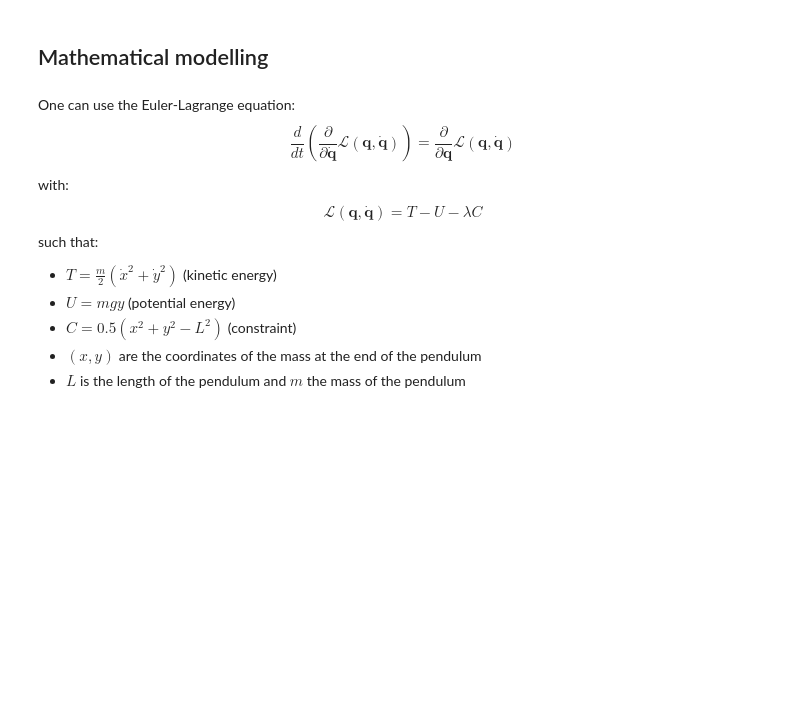
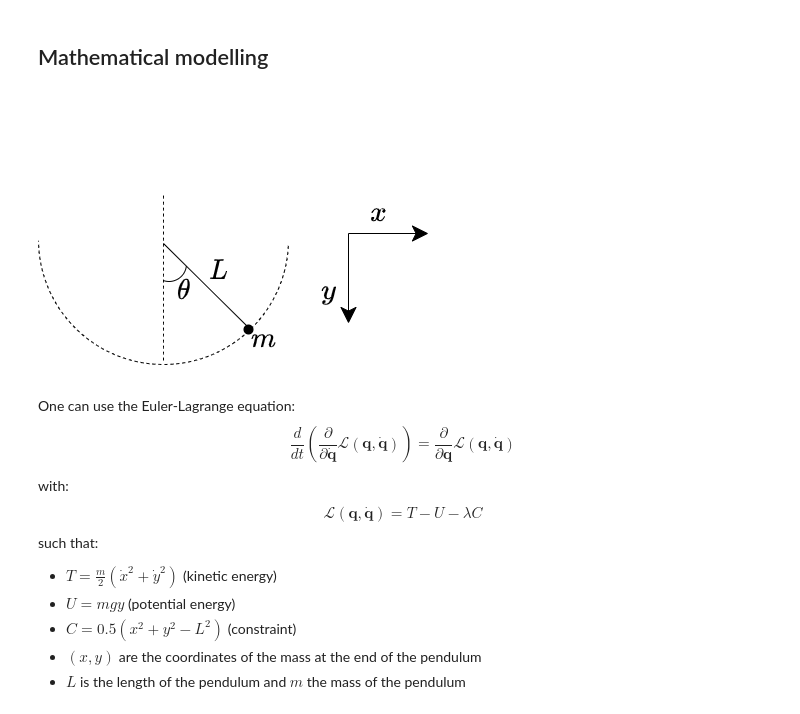
Before and after one commit to ocheffert/Notebooks---Master-thesis, a Jupyter notebook: pendule.ipynb, the cells around one changed output. Cells and saved outputs as stored; diff of their text form; code cells hidden in the pictures; blank space fills up the shorter version.

```diff
--- a/pendule.ipynb
+++ b/pendule.ipynb
@@ -2,6 +2,11 @@
 # Solve the simple pendulum problem with DAEs solvers
 # %% [markdown]
 ## Mathematical modelling
+# %%
+from IPython.display import Image
+Image(filename="img/pendule.png")
+# %% [output]
+[figure, added]
 # %% [markdown]
 
 
```
Also changed, not shown: parts of 8 cells of this notebook, 40 other files.
